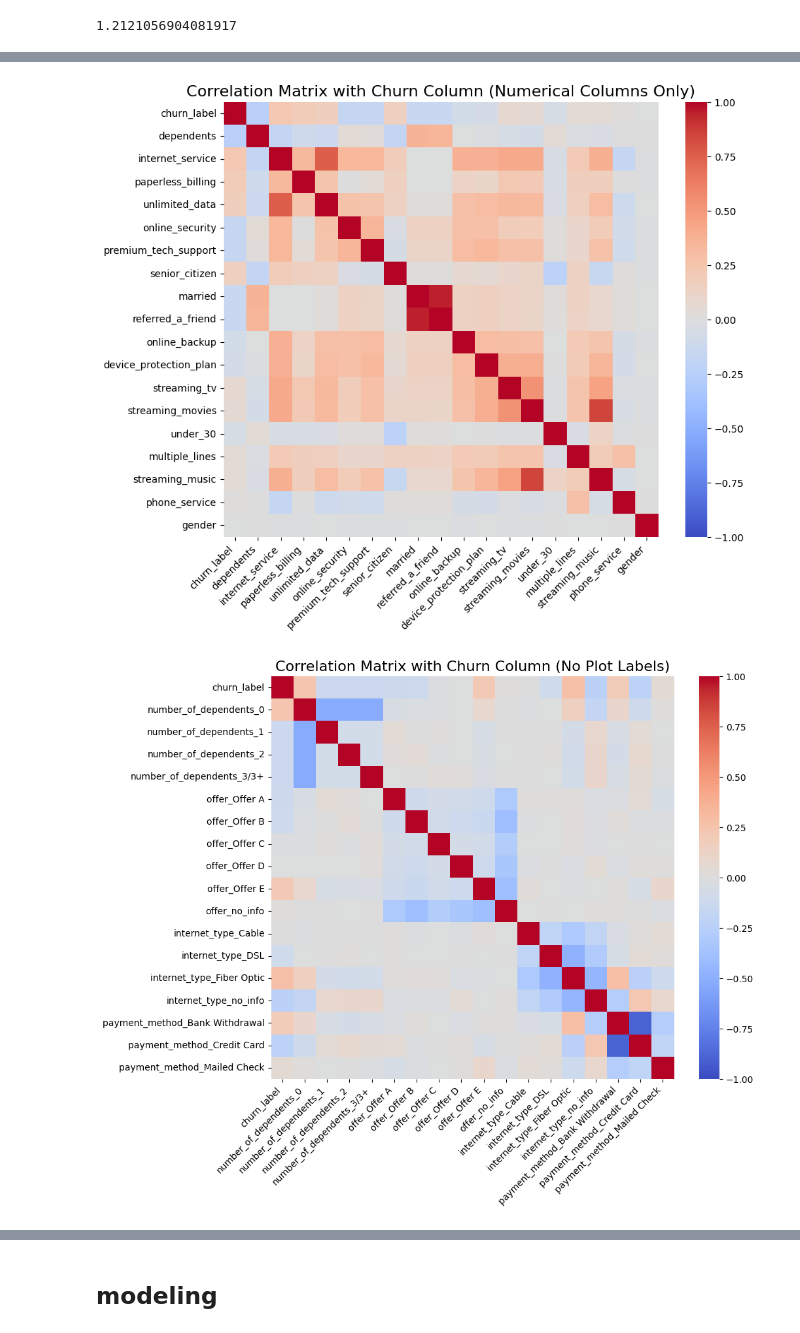
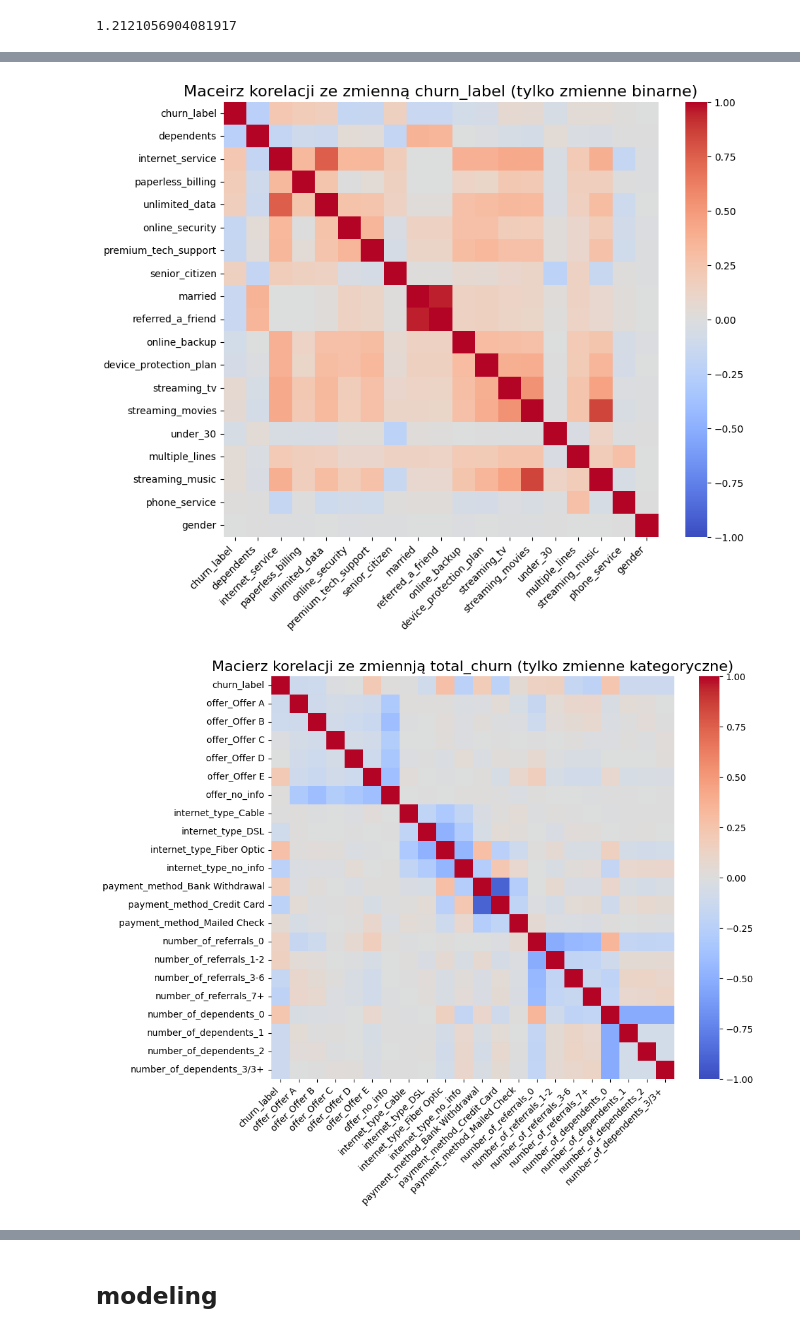
Before and after one commit to GrzegKrajewski/Masters_churn, a Jupyter notebook: code_masters_gk copy.ipynb, the cells around one changed output, grey strips where cells are left out. Drawn from its saved outputs; the diff is of its cells as text; code cells hidden in the pictures.

```diff
--- a/code_masters_gk copy.ipynb
+++ b/code_masters_gk copy.ipynb
@@ -388,7 +544,14 @@ df.avg_monthly_gb_download.skew()
+# %%
+df['total_long_distance_charges'] = stats.boxcox(df['total_long_distance_charges'] + 0.1, lmbda=bc_param_ld_charge)  # +1 to avoid zero values
+df['total_charges'] = stats.boxcox(df['total_charges'] + 0.1,lmbda=bc_param_charges)
+df['total_revenue'] = stats.boxcox(df['total_revenue'] + 0.1,lmbda=bc_param_reve)
 # %%
 encoder = OneHotEncoder(drop='if_binary', sparse_output=False)
 
 # Fit and transform only the categorical columns listed in cat_cols
+cat_cols.append('number_of_referrals')
+cat_cols.append('number_of_dependents')
+
 encoded_df = pd.DataFrame(encoder.fit_transform(df[cat_cols]))
 
 # Get the original column names and assign them to the encoded dataframe
@@ -435,8 +570,8 @@ plt.show()
 # %%
-columns_to_plot = ['age', 'population', 'tenure_in_months', 'monthly_charge']
+columns_to_plot = ['age', 'population', 'monthly_charge']
 
 # Set up the figure and axes for a 2x2 grid
-fig, axes = plt.subplots(2, 2, figsize=(14, 10))
+fig, axes = plt.subplots(1, 3, figsize=(12, 5))
 
 # Flatten the axes array for easy iteration
 axes = axes.flatten()
@@ -444,7 +579,7 @@ axes = axes.flatten()
 # Loop through the columns and create box plots
 for i, col in enumerate(columns_to_plot):
     sns.boxplot(x=df['churn_label'], y=df[col], ax=axes[i])
-    axes[i].set_title(f'Box Plot of {col} by Churn')
+    axes[i].set_title(f'wykres pudełkowy zm. {col}',fontsize=14)
     axes[i].set_xlabel('Churn')
     axes[i].set_ylabel(col)
 
@@ -457,0 +595,25 @@ df = df.replace({"Female": False, "Male": True})
+# %%
+numerical_cols.append('churn_label')
+numerical_cols.remove('number_of_dependents')
+numerical_cols.remove('number_of_referrals')
+
+corr_matrix = df[numerical_cols].corr()
+
+# Extract the correlations involving the churn column (assuming 'churn_label_Yes' is in numerical_cols)
+columns_of_interest = corr_matrix['churn_label'].abs().sort_values(ascending=False).index
+selected_corr_matrix = corr_matrix.loc[columns_of_interest, columns_of_interest]
+
+# Plot the correlation matrix with variable labels but no axis labels
+plt.figure(figsize=(10, 8))
+sns.heatmap(selected_corr_matrix, annot=False, cmap='coolwarm', vmin=-1, vmax=1, cbar=True, square=True)
+
+# Remove axis labels but keep the variable labels
+plt.title('Macierz korelacji dla zmiennej churn_label (tylko zmienne ilościowe)', fontsize=16)
+plt.xlabel('')
+plt.ylabel('')
+
+# Adjust tick labels
+plt.xticks(rotation=45, ha='right')
+plt.yticks(rotation=0)
+
+plt.show()
@@ -458,5 +622,4 @@ df = df.replace({"Female": False, "Male": True})
 # %%
-binary_cols.append('churn_label')
 corr_matrix = df[binary_cols].corr()
 
 # Extract the correlations involving the churn column (assuming 'churn_label_Yes' is in numerical_cols)
@@ -468,7 +631,7 @@ plt.figure(figsize=(10, 8))
 sns.heatmap(selected_corr_matrix, annot=False, cmap='coolwarm', vmin=-1, vmax=1, cbar=True, square=True)
 
 # Remove axis labels but keep the variable labels
-plt.title('Correlation Matrix with Churn Column (Numerical Columns Only)', fontsize=16)
+plt.title('Maceirz korelacji ze zmienną churn_label (tylko zmienne binarne)', fontsize=16)
 plt.xlabel('')
 plt.ylabel('')
 
@@ -478,7 +641,7 @@ plt.yticks(rotation=0)
 
 plt.show()
 # %% [output]
-[figure, old version]
+[figure, new version]
 # %%
 columns_to_exclude = binary_cols + numerical_cols
 
@@ -487,22 +650,22 @@ columns_to_exclude = [col for col in columns_to_exclude if col != 'churn_label']
 # %%
 corr_matrix = df[df.drop(columns=columns_to_exclude).columns.unique()].corr()
 
 # Plot the correlation matrix with variable labels but no axis labels
 plt.figure(figsize=(10, 8))
 sns.heatmap(corr_matrix, annot=False, cmap='coolwarm', vmin=-1, vmax=1, cbar=True, square=True)
 
 # Remove axis labels but keep the variable labels
-plt.title('Correlation Matrix with Churn Column (No Plot Labels)', fontsize=16)
+plt.title('Macierz korelacji ze zmiennją total_churn (tylko zmienne kategoryczne)', fontsize=16)
 plt.xlabel('')
 plt.ylabel('')
 
 # Adjust tick labels
 plt.xticks(rotation=45, ha='right')
 plt.yticks(rotation=0)
 
 plt.show()
 # %% [output]
-[figure, old version]
+[figure, new version]
 # %%
 target_correlations = corr_matrix['churn_label']
 
```
Also changed, not shown: parts of 54 cells of this notebook.
